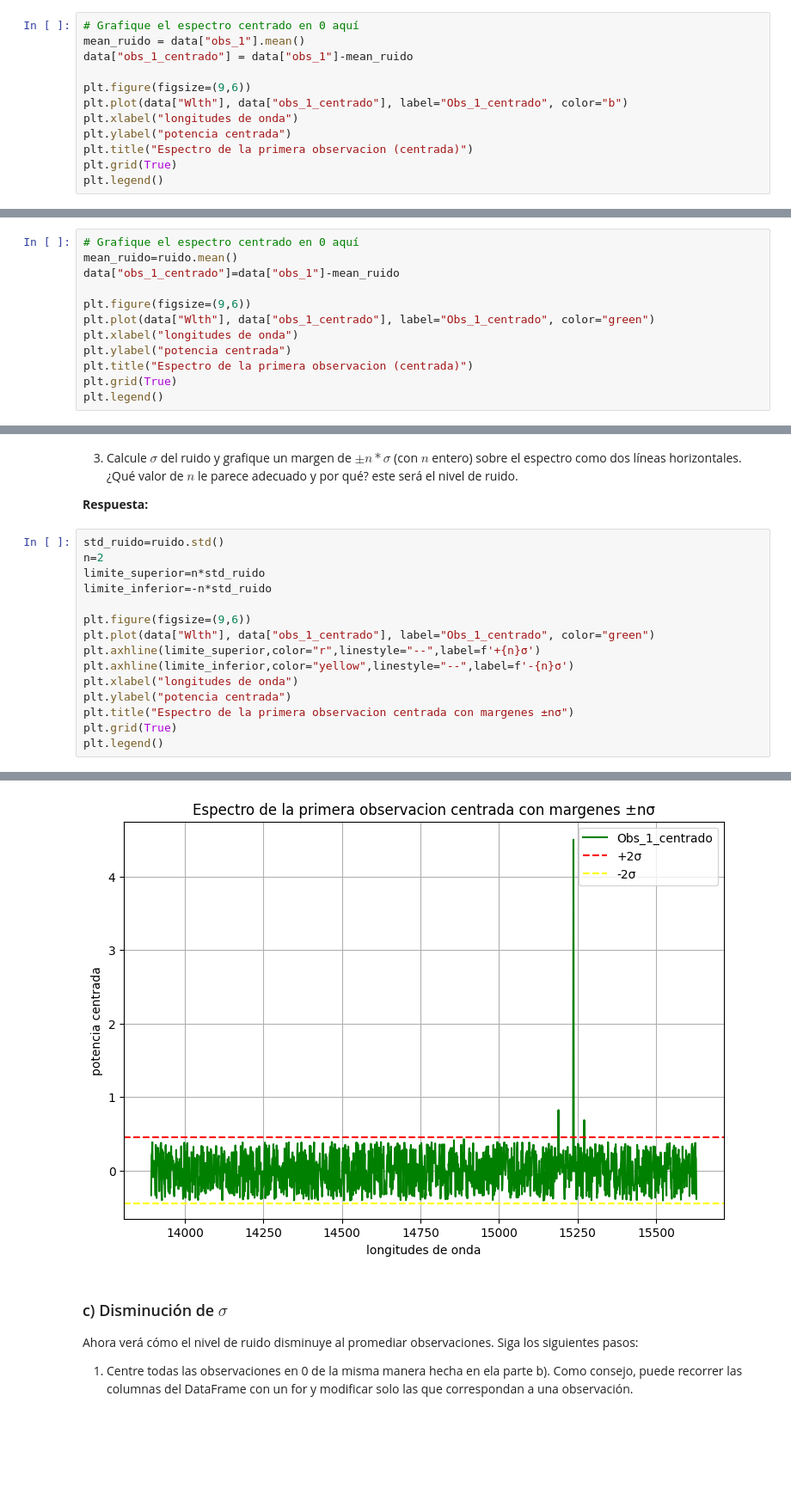
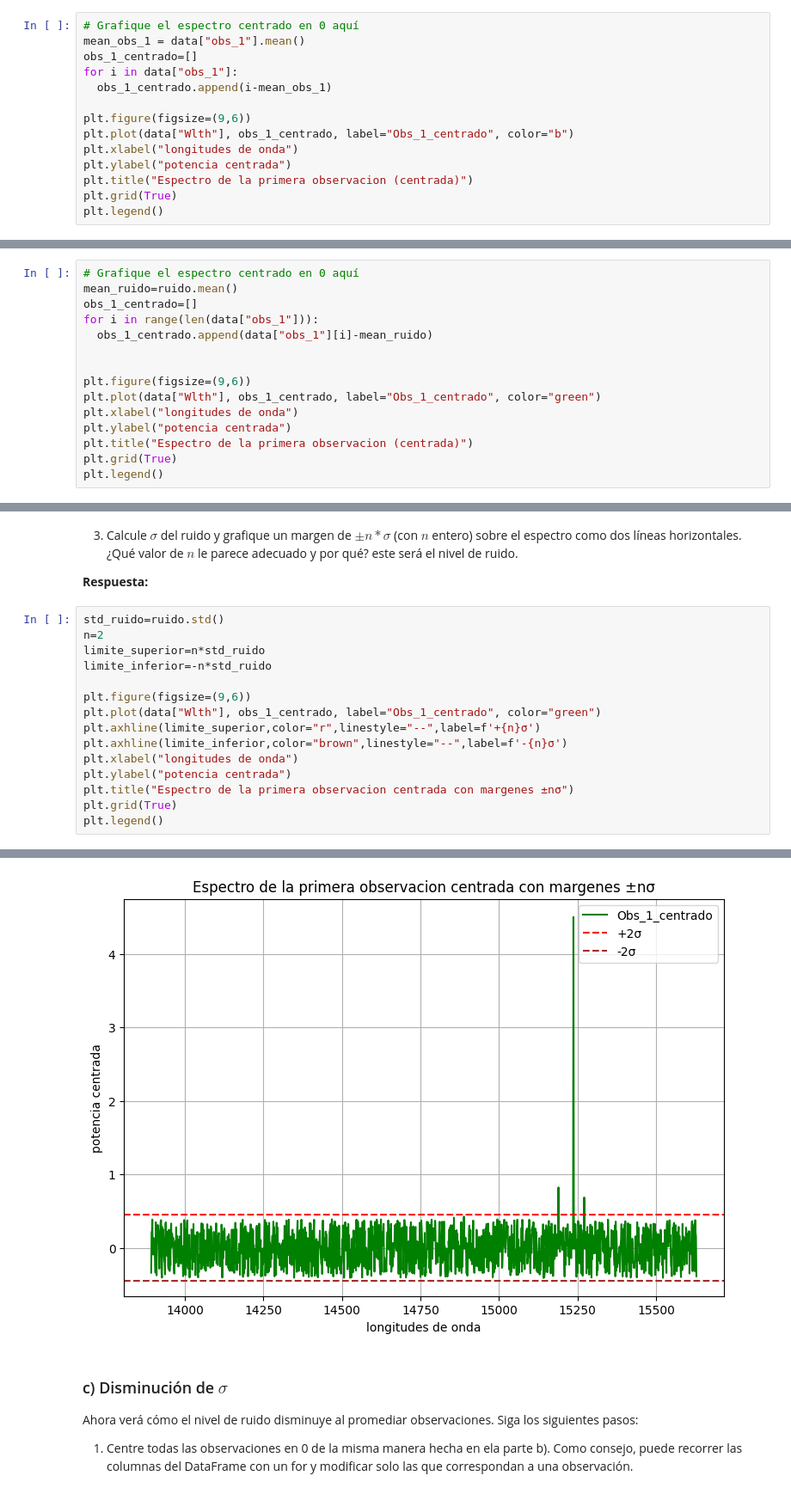
Before and after one commit to ASGN89/Tarea-2, a Jupyter notebook: Tarea2.ipynb, the cells around one changed output, grey strips where cells are left out. Shown at 86% size. Cells and saved outputs as stored; diff of their text form; blank space fills up the shorter version.

```diff
--- a/Tarea2.ipynb
+++ b/Tarea2.ipynb
@@ -234,11 +245,13 @@ Notará que los valores del eje y están centrados alrededor de 1. Centre la obs
 **Respuesta:**
 # %%
 # Grafique el espectro centrado en 0 aquí
-mean_ruido = data["obs_1"].mean()
-data["obs_1_centrado"] = data["obs_1"]-mean_ruido
+mean_obs_1 = data["obs_1"].mean()
+obs_1_centrado=[]
+for i in data["obs_1"]:
+  obs_1_centrado.append(i-mean_obs_1)
 
 plt.figure(figsize=(9,6))
-plt.plot(data["Wlth"], data["obs_1_centrado"], label="Obs_1_centrado", color="b")
+plt.plot(data["Wlth"], obs_1_centrado, label="Obs_1_centrado", color="b")
 plt.xlabel("longitudes de onda")
 plt.ylabel("potencia centrada")
 plt.title("Espectro de la primera observacion (centrada)")
@@ -265,10 +278,13 @@ ruido = data[(data["obs_1"]<=limite_superior) & (data["obs_1"]>=limite_inferior)
 # %%
 # Grafique el espectro centrado en 0 aquí
 mean_ruido=ruido.mean()
-data["obs_1_centrado"]=data["obs_1"]-mean_ruido
+obs_1_centrado=[]
+for i in range(len(data["obs_1"])):
+  obs_1_centrado.append(data["obs_1"][i]-mean_ruido)
+
 
 plt.figure(figsize=(9,6))
-plt.plot(data["Wlth"], data["obs_1_centrado"], label="Obs_1_centrado", color="green")
+plt.plot(data["Wlth"], obs_1_centrado, label="Obs_1_centrado", color="green")
 plt.xlabel("longitudes de onda")
 plt.ylabel("potencia centrada")
 plt.title("Espectro de la primera observacion (centrada)")
@@ -284,21 +300,21 @@ plt.legend()
 # %%
 std_ruido=ruido.std()
 n=2
 limite_superior=n*std_ruido
 limite_inferior=-n*std_ruido
 
 plt.figure(figsize=(9,6))
-plt.plot(data["Wlth"], data["obs_1_centrado"], label="Obs_1_centrado", color="green")
+plt.plot(data["Wlth"], obs_1_centrado, label="Obs_1_centrado", color="green")
 plt.axhline(limite_superior,color="r",linestyle="--",label=f'+{n}σ')
-plt.axhline(limite_inferior,color="yellow",linestyle="--",label=f'-{n}σ')
+plt.axhline(limite_inferior,color="brown",linestyle="--",label=f'-{n}σ')
 plt.xlabel("longitudes de onda")
 plt.ylabel("potencia centrada")
 plt.title("Espectro de la primera observacion centrada con margenes ±nσ")
 plt.grid(True)
 plt.legend()
 # %% [output]
 <matplotlib.legend.Legend at 0x...>
-[figure, old version]
+[figure, new version]
 # %% [markdown]
 ### c) Disminución de $\sigma$
 
```
Also changed, not shown: parts of 10 cells of this notebook.
